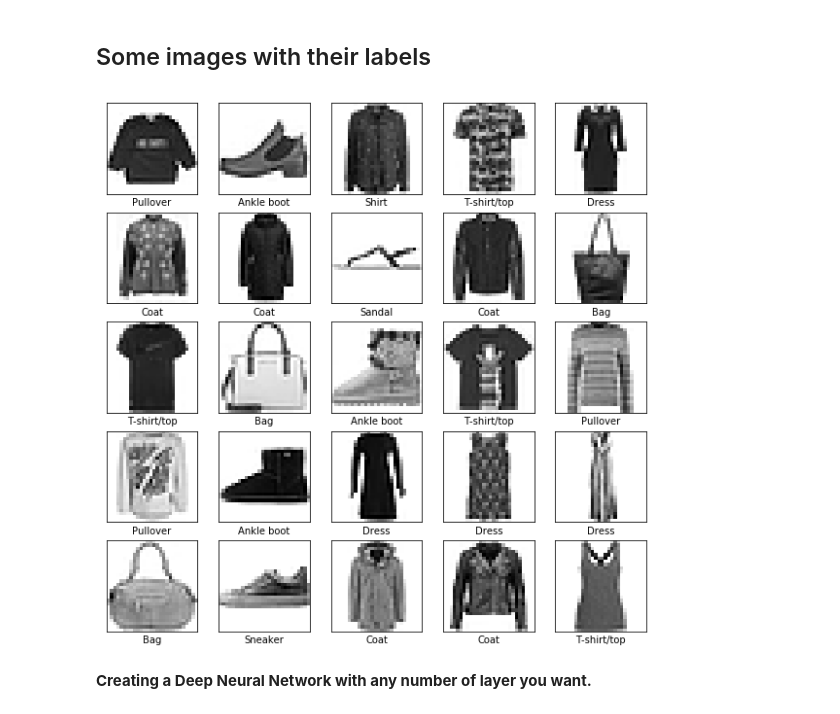
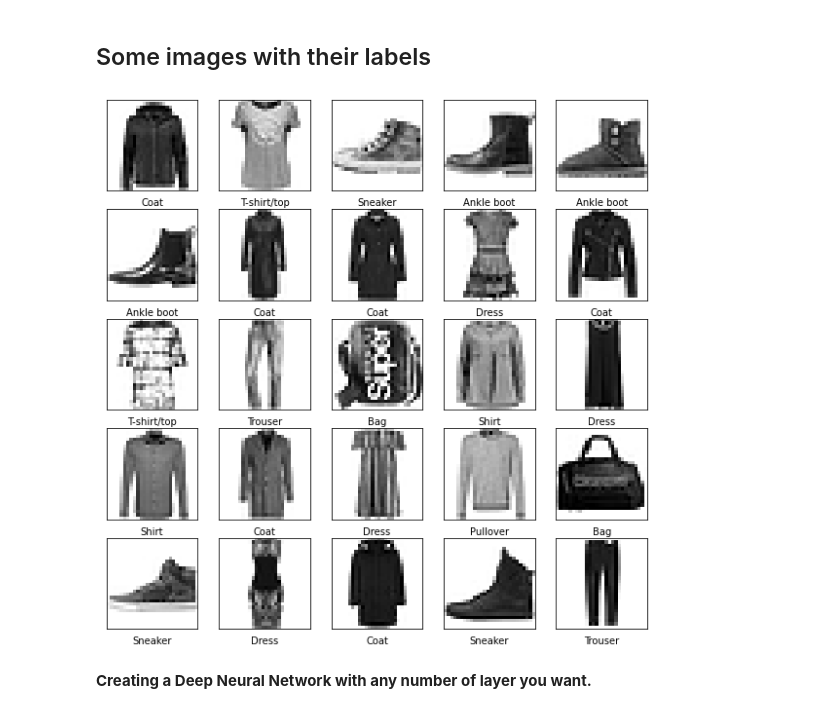
Before and after one commit to esraa-abdelmaksoud/Shai-Training-Notebooks, a Jupyter notebook: Fashion_MNIST_Training.ipynb, the cells around one changed output. Cells and saved outputs as stored; diff of their text form; code cells hidden in the pictures.

```diff
--- a/Fashion_MNIST_Training.ipynb
+++ b/Fashion_MNIST_Training.ipynb
@@ -25,6 +25,7 @@ see this link
 https://medium.com/the-data-science-publication/how-to-import-and-display-the-fashion-mnist-dataset-using-tensorflow-e72522f684d0
 # %%
 #Getting training and testing data from tensorflow
+(X_train_full, y_train_full), (X_test, y_test) = keras.datasets.fashion_mnist.load_data()
 # %% [markdown]
 28*28 image pixels
 # %%
@@ -37,19 +46,22 @@ class_names = ['T-shirt/top', 'Trouser', 'Pullover', 'Dress', 'Coat',
                'Sandal', 'Shirt', 'Sneaker', 'Bag', 'Ankle boot']
 # %% [markdown]
 Split training data to train and valid
+# %%
+X_valid, X_train = X_train_full[:5000], X_train_full[5000:]
+y_valid, y_train = y_train_full[:5000], y_train_full[5000:]
 # %% [markdown]
 ## Some images with their labels
 # %%
 plt.figure(figsize=(10,10))
 for i in range(25):
     plt.subplot(5,5,i+1)
     plt.xticks([])
     plt.yticks([])
     plt.grid(False)
-    plt.imshow(np.array(X.iloc[i]).reshape(28,28), cmap=plt.cm.binary)
-    plt.xlabel(class_names[y[i]])
+    plt.imshow(np.array(X_train[i]).reshape(28,28), cmap=plt.cm.binary)
+    plt.xlabel(class_names[y_train[i]])
 plt.show()
 # %% [output]
-[figure, old version]
+[figure, new version]
 # %%
 # Rescaling training to range 0 to 1 by dividing them by 255
```
Also changed, not shown: parts of 16 cells of this notebook.
